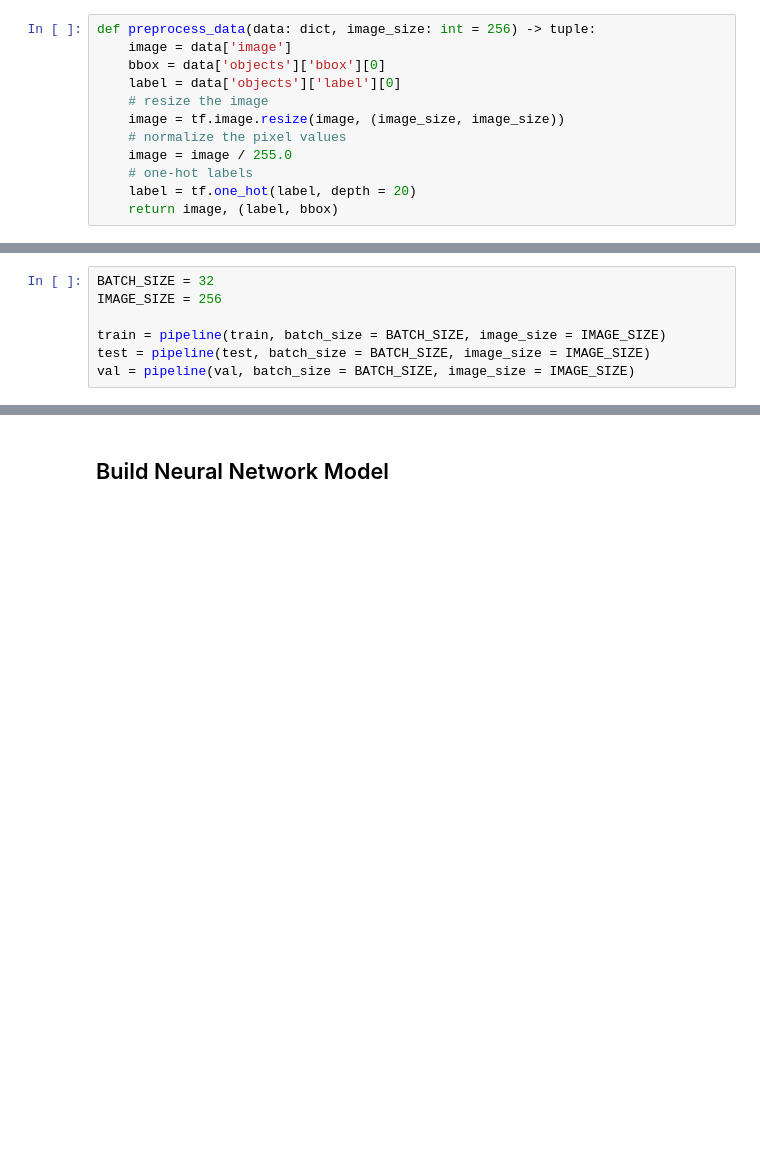
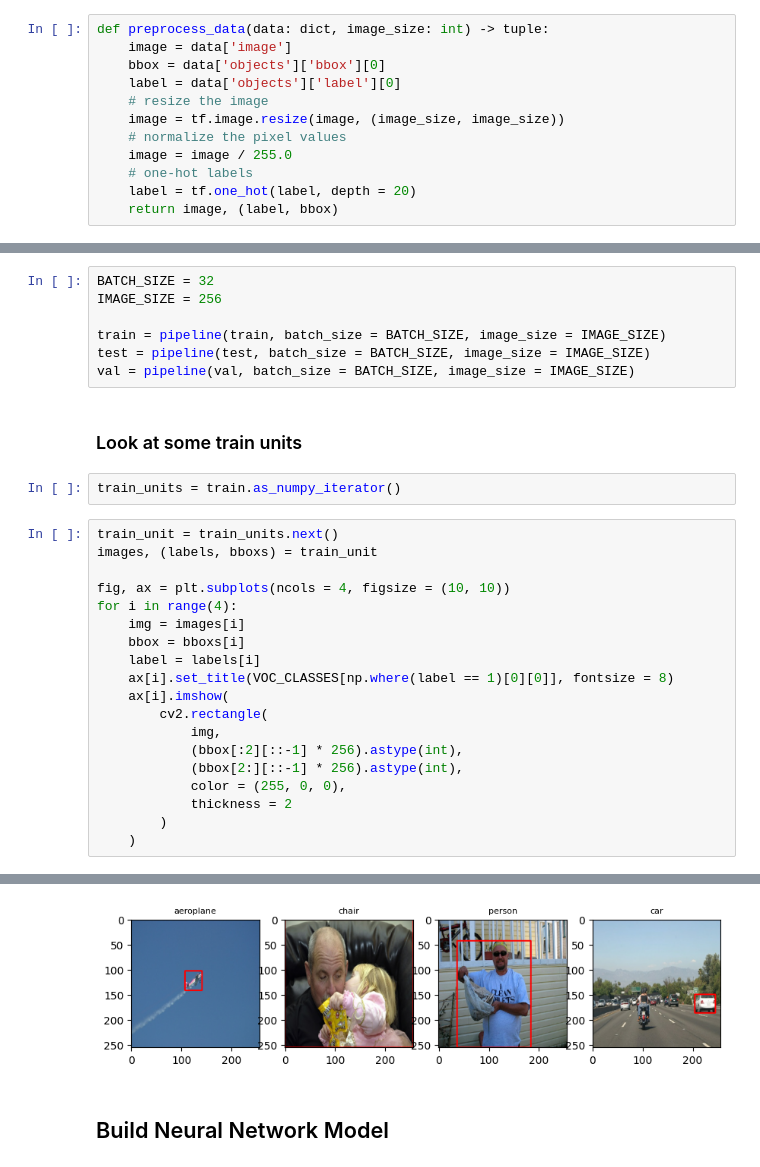
Before and after one commit to DrNattapoom/object-detection, a Jupyter notebook: object_detection.ipynb, the cells around one changed output, grey strips where cells are left out. Cells and saved outputs as stored; diff of their text form; blank space fills up the shorter version.

```diff
--- a/object_detection.ipynb
+++ b/object_detection.ipynb
@@ -69,7 +103,7 @@ def partition(
 
     return dataset_train, dataset_test, dataset_val
 # %%
-def preprocess_data(data: dict, image_size: int = 256) -> tuple:
+def preprocess_data(data: dict, image_size: int) -> tuple:
     image = data['image']
     bbox = data['objects']['bbox'][0]
     label = data['objects']['label'][0]
@@ -103,3 +137,27 @@ IMAGE_SIZE = 256
 train = pipeline(train, batch_size = BATCH_SIZE, image_size = IMAGE_SIZE)
 test = pipeline(test, batch_size = BATCH_SIZE, image_size = IMAGE_SIZE)
 val = pipeline(val, batch_size = BATCH_SIZE, image_size = IMAGE_SIZE)
+# %% [markdown]
+### Look at some train units
+# %%
+train_units = train.as_numpy_iterator()
+# %%
+train_unit = train_units.next()
+images, (labels, bboxs) = train_unit
+
+fig, ax = plt.subplots(ncols = 4, figsize = (10, 10))
+for i in range(4):
+    img = images[i]
+    bbox = bboxs[i]
+    label = labels[i]
+    ax[i].set_title(VOC_CLASSES[np.where(label == 1)[0][0]], fontsize = 8)
+    ax[i].imshow(
+        cv2.rectangle(
+            img,
+            (bbox[:2][::-1] * 256).astype(int),
+            (bbox[2:][::-1] * 256).astype(int),
+            color = (255, 0, 0),
+            thickness = 2
+        )
+    )
+# %% [output]
@@ -106,3 +168,4 @@ val = pipeline(val, batch_size = BATCH_SIZE, image_size = IMAGE_SIZE)
+[figure, added]
 # %% [markdown]
 ## Build Neural Network Model
 # %% [markdown]
```
Also changed, not shown: parts of 17 cells of this notebook, 1 other file.
